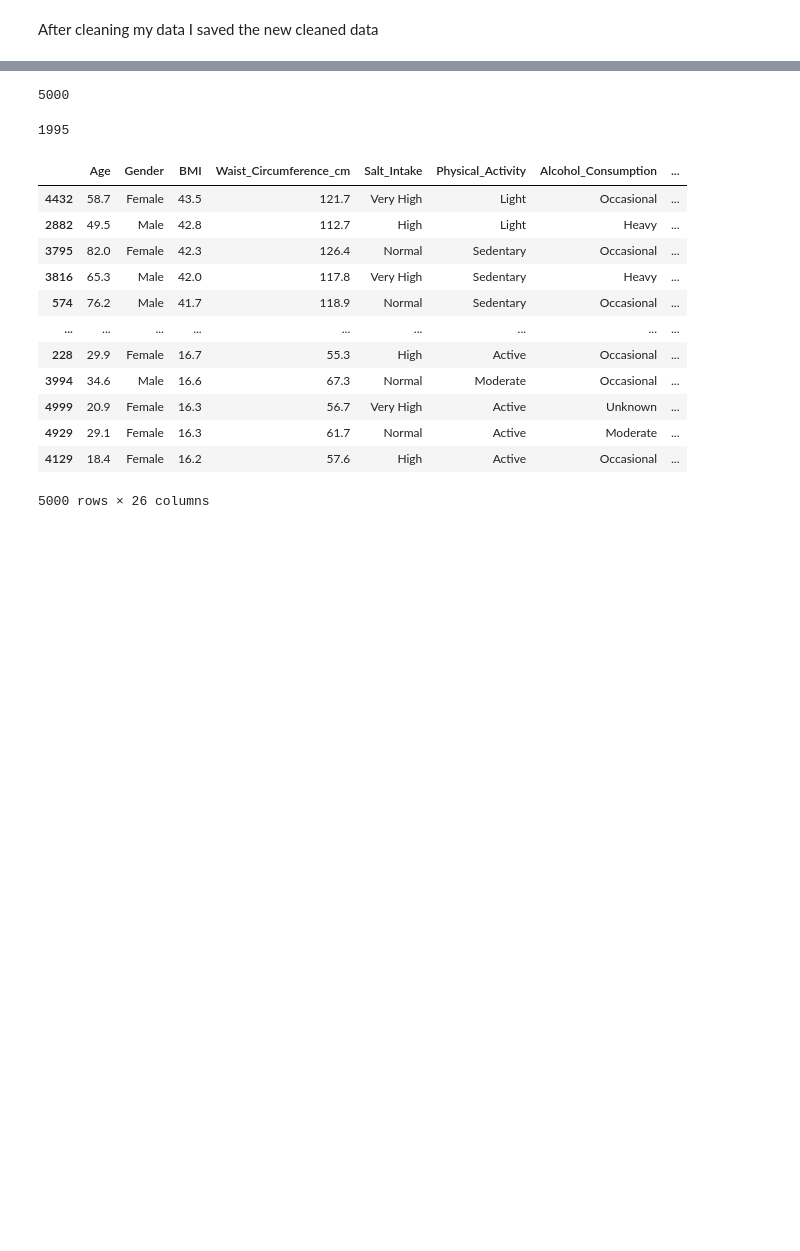
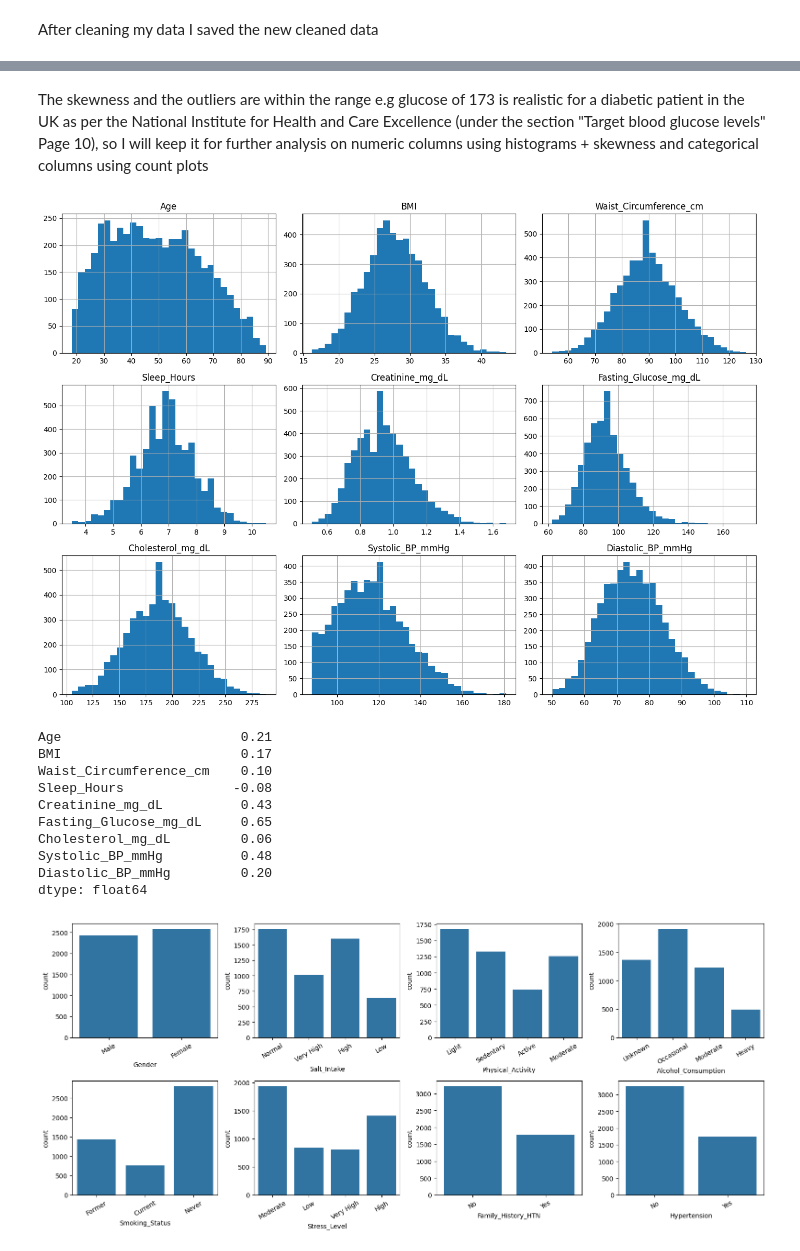
Before and after one commit to danielshikuku/Hypertension-Risk-Analytics, a Jupyter notebook: hypertension.ipynb, the cells around one changed output, grey strips where cells are left out. Drawn from its saved outputs; the diff is of its cells as text; code cells hidden in the pictures; blank space fills up the shorter version.

Commit message:
I started my data analysis by checking the skewness and running some code for bar graphs and histogram for more analysis

```diff
--- a/hypertension.ipynb
+++ b/hypertension.ipynb
@@ -148,10 +144,7 @@ print(df["Alcohol_Consumption"].isna().sum())
 # %% [markdown]
 2) I continued by fixing missing value "salt_intake"
 # %%
-df["Salt_Intake"] = df["Salt_Intake"].fillna(
-    df["Salt_Intake"].mode()[0]
-)
-
+df["Salt_Intake"] = df["Salt_Intake"].fillna(df["Salt_Intake"].mode()[0])
 print(df["Salt_Intake"].isna().sum())
 # %% [output]
 0
@@ -173,10 +165,7 @@ print(df["Waist_Circumference_cm"].isna().sum())
 # %% [markdown]
 5) I then fixed missing value "stress_level"
 # %%
-df["Stress_Level"] = df["Stress_Level"].fillna(
-    df["Stress_Level"].mode()[0]
-)
-
+df["Stress_Level"] = df["Stress_Level"].fillna(df["Stress_Level"].mode()[0])
 print(df["Stress_Level"].isna().sum())
 # %% [output]
 0
@@ -862,24 +827,42 @@ len(df[(df['Age']>60) & (df['Smoking_Status'] == 'Current')])
-# %%
-len(df[df['BMI']>35| (df['Age']>70)])
-# %% [output]
-5000
-# %%
-len(df[df['Physical_Activity'].isin(['Active', 'Moderate'])])
-# %% [output]
-1995
-# %%
-df.sort_values('BMI', ascending=False)
-# %% [output]
-|  | Age | Gender | BMI | Waist_Circumference_cm | Salt_Intake | Physical_Activity | Alcohol_Consumption | ... |
-| 4432 | 58.7 | Female | 43.5 | 121.7 | Very High | Light | Occasional | ... |
-| 2882 | 49.5 | Male | 42.8 | 112.7 | High | Light | Heavy | ... |
-| 3795 | 82.0 | Female | 42.3 | 126.4 | Normal | Sedentary | Occasional | ... |
-| 3816 | 65.3 | Male | 42.0 | 117.8 | Very High | Sedentary | Heavy | ... |
-| 574 | 76.2 | Male | 41.7 | 118.9 | Normal | Sedentary | Occasional | ... |
-| ... | ... | ... | ... | ... | ... | ... | ... | ... |
-| 228 | 29.9 | Female | 16.7 | 55.3 | High | Active | Occasional | ... |
-| 3994 | 34.6 | Male | 16.6 | 67.3 | Normal | Moderate | Occasional | ... |
-| 4999 | 20.9 | Female | 16.3 | 56.7 | Very High | Active | Unknown | ... |
-| 4929 | 29.1 | Female | 16.3 | 61.7 | Normal | Active | Moderate | ... |
-| 4129 | 18.4 | Female | 16.2 | 57.6 | High | Active | Occasional | ... |
-5000 rows × 26 columns
+# %%
+df = pd.read_csv("cleaned_hypertension_dataset_5000.csv")
+
+
+num_cols = ["Age","BMI","Waist_Circumference_cm","Sleep_Hours",
+            "Creatinine_mg_dL","Fasting_Glucose_mg_dL","Cholesterol_mg_dL",
+            "Systolic_BP_mmHg","Diastolic_BP_mmHg"]
+cat_cols = ["Gender","Salt_Intake","Physical_Activity","Alcohol_Consumption",
+            "Smoking_Status","Stress_Level","Family_History_HTN"]
+df["HTN"] = (df["Hypertension"] == "Yes").astype(int)
+# %% [markdown]
+The skewness and the outliers are within the range e.g glucose of 173 is realistic for a diabetic patient in the UK as per the National Institute for Health and Care Excellence (under the section "Target blood glucose levels" Page 10), so I will keep it for further analysis on numeric columns using histograms + skewness and categorical columns using count plots
+# %%
+df[num_cols].hist(bins=30, figsize=(14, 10))
+plt.tight_layout()
+plt.show()
+print(df[num_cols].skew().round(2))
+
+
+cols = cat_cols + ["Hypertension"]
+fig, axes = plt.subplots(2, 4, figsize=(16, 7))
+axes = axes.flatten()
+
+for i, col in enumerate(cols):
+    sns.countplot(data=df, x=col, ax=axes[i])
+    axes[i].tick_params(axis="x", rotation=30)
+
+plt.tight_layout()
+plt.show()
+# %% [output]
+[figure, added]
+Age                       0.21
+BMI                       0.17
+Waist_Circumference_cm    0.10
+Sleep_Hours              -0.08
+Creatinine_mg_dL          0.43
+Fasting_Glucose_mg_dL     0.65
+Cholesterol_mg_dL         0.06
+Systolic_BP_mmHg          0.48
+Diastolic_BP_mmHg         0.20
+dtype: float64
+[figure, added]
```
Also changed, not shown: parts of 15 cells of this notebook.
